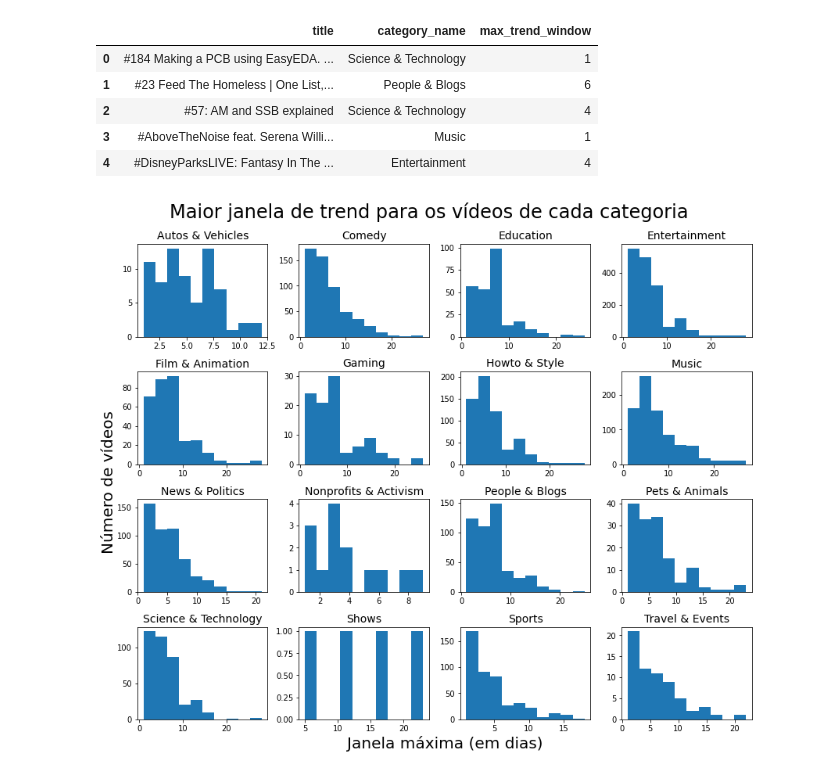
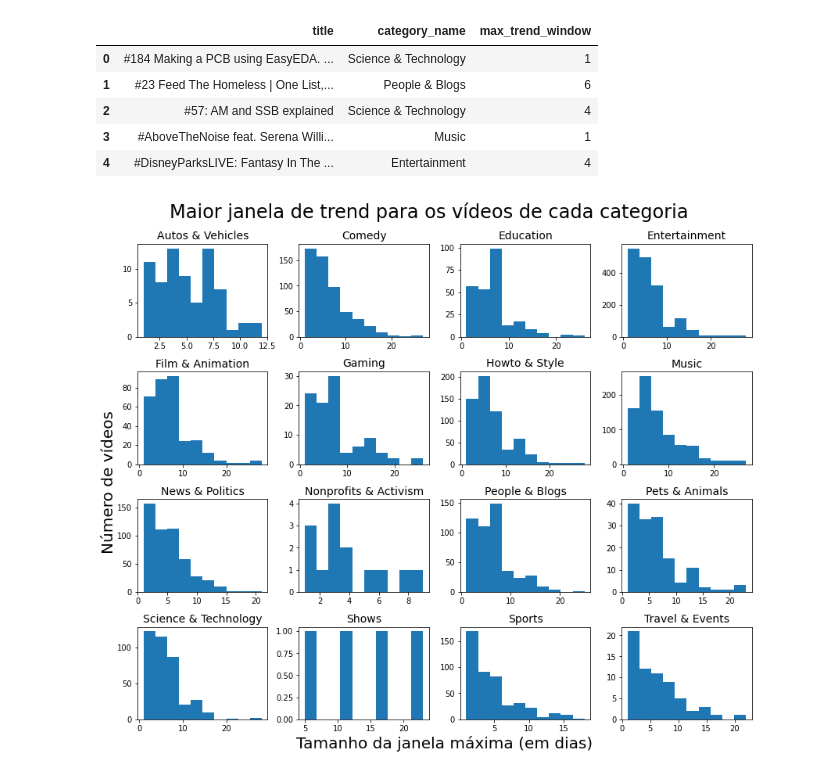
Before and after one commit to ThiagoPoppe/youtube-visualization, a Jupyter notebook: notebooks/plots_para_usar/Pequenos Multiplos - analise de trending.ipynb, the cells around one changed output. Drawn from its saved outputs; the diff is of its cells as text; code cells hidden in the pictures.

```diff
--- a/notebooks/plots_para_usar/Pequenos Multiplos - analise de trending.ipynb
+++ b/notebooks/plots_para_usar/Pequenos Multiplos - analise de trending.ipynb
@@ -151,28 +156,28 @@ max_trend_window.head()
 # %%
 fig, axs = plt.subplots(nrows=4, ncols=4, figsize=(12,10))
 
 categories = sorted(trend_count['category_name'].unique())
 categories = np.array(categories).reshape((4,4))
 
 for i in range(4):
     for j in range(4):
         category = categories[i][j]
         axs[i,j].set_title(f'{category}', fontsize=14)
         axs[i,j].hist(max_trend_window[max_trend_window['category_name'] == category]['max_trend_window'])
 
 fig.suptitle('Maior janela de trend para os vídeos de cada categoria', fontsize=24)
 
 # add a big axis, hide frame
 fig.add_subplot(111, frameon=False)
 fig.tight_layout()
 
 # hide tick and tick label of the big axis
 plt.tick_params(labelcolor='none', which='both', top=False, bottom=False, left=False, right=False)
-plt.xlabel('Janela máxima (em dias)', fontsize=20)
+plt.xlabel('Tamanho da janela máxima (em dias)', fontsize=20)
 plt.ylabel('Número de vídeos', fontsize=20)
 plt.show()
 # %% [output]
-[figure, old version]
+[figure, new version]
 # %%
 # Salvando a visualização
 fig.savefig('pequenos_multiplos/max_trend_window.png')
```
Also changed, not shown: parts of 2 cells of this notebook, 15 other files.
